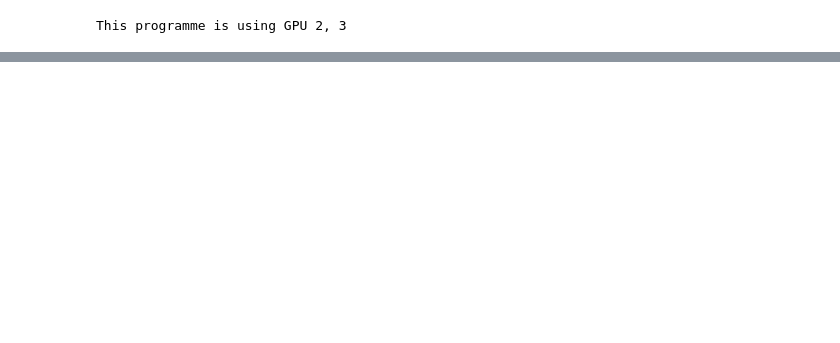
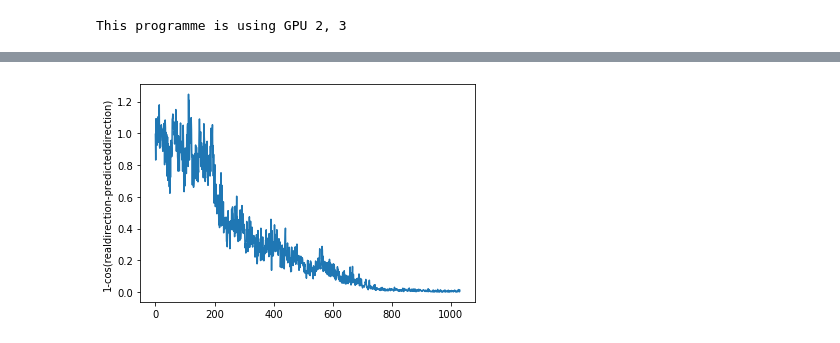
Before and after one commit to martin-ev/2DSceneRelighting, a Jupyter notebook: Experiment-AnOtherSwapNet-Resize128.ipynb, the cells around one changed output, grey strips where cells are left out. Cells and saved outputs as stored; diff of their text form; code cells hidden in the pictures; blank space fills up the shorter version.

```diff
--- a/Experiment-AnOtherSwapNet-Resize128.ipynb
+++ b/Experiment-AnOtherSwapNet-Resize128.ipynb
@@ -70,0 +173,6 @@ num_epochs = 10 #you can go for more epochs
+# %%
+plt.plot(loss_history5)
+plt.ylabel('1-cos(realdirection-predicteddirection)')
+plt.show()
+# %% [output]
+[figure, added]
```
Also changed, not shown: parts of 12 cells of this notebook, 1 other file.
